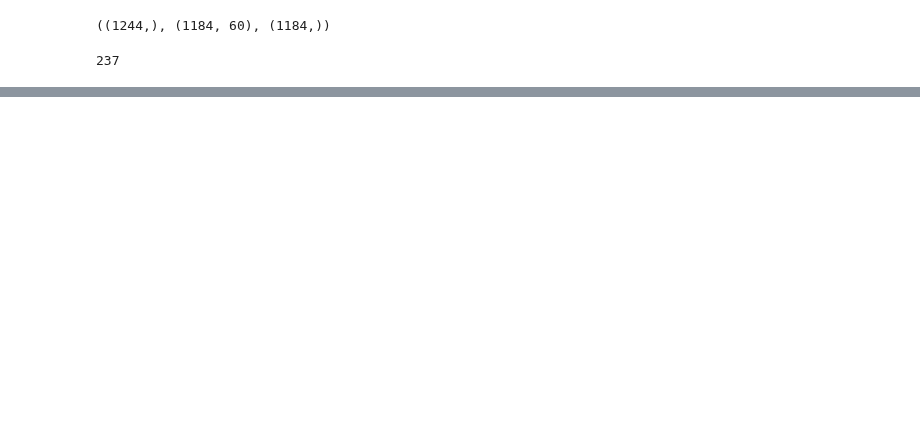
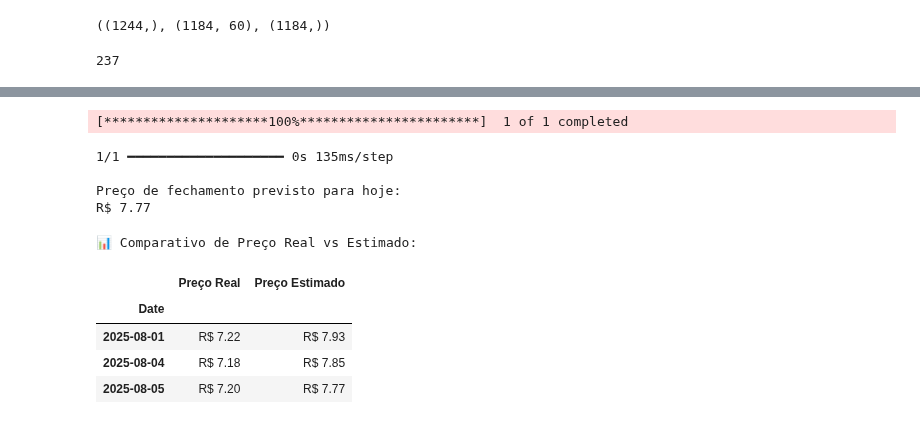
Before and after one commit to RamonCazotte/TCC, a Jupyter notebook: tcc_lstm.ipynb, the cells around one changed output, grey strips where cells are left out. Saved outputs shown, nothing was run; the diff lists cells and outputs as text; code cells hidden in the pictures; blank space fills up the shorter version.

Commit message:
Adição de tabela com dias passados

```diff
--- a/tcc_lstm.ipynb
+++ b/tcc_lstm.ipynb
@@ -354,0 +314,76 @@ Cannot take the length of shape with unknown rank.
+# %%
+# Define o intervalo de datas com base no horário atual
+hoje = datetime.now()
+
+if hoje.hour > 18:
+    data_final = hoje
+    texto_previsao = "\nPreço de fechamento previsto para amanhã:"
+else:
+    data_final = hoje - timedelta(days=1)
+    texto_previsao = "\nPreço de fechamento previsto para hoje:"
+
+data_inicial = hoje - timedelta(days=252)
+
+# Baixa as cotações da ação no intervalo
+cotacoes = yf.download(acao, start=data_inicial, end=data_final)
+
+# Seleciona os últimos 60 dias de fechamento e normaliza
+ultimos_60_dias = cotacoes['Close'].iloc[-60:].values.reshape(-1, 1)
+ultimos_60_dias_df = pd.DataFrame(ultimos_60_dias, columns=scaler.feature_names_in_)
+ultimos_60_dias_scaled = scaler.transform(ultimos_60_dias_df)
+
+# Prepara os dados para o modelo
+X_input = np.array([ultimos_60_dias_scaled])
+X_input = X_input.reshape(X_input.shape[0], X_input.shape[1], 1)
+
+# Faz a previsão e reverte a escala
+predicted_price = model.predict(X_input)
+predicted_price = scaler.inverse_transform(predicted_price)
+
+# Mostra o resultado
+print(texto_previsao)
+print(f"R$ {predicted_price[0][0]:.2f}")
+# %% [output]
+[*********************100%***********************]  1 of 1 completed
+1/1 ━━━━━━━━━━━━━━━━━━━━ 0s 135ms/step
+
+Preço de fechamento previsto para hoje:
+R$ 7.77
+# %%
+import pandas as pd
+from datetime import timedelta
+
+# Define o número de dias para exibir
+dias_passados = 4
+dias_futuros = 1
+
+# Garante que o DataFrame de previsões está com o índice como datetime
+df_predictions.index = pd.to_datetime(df_predictions.index)
+
+# Define a data final (último dia disponível)
+data_final = df_predictions.index.max()
+
+# Define o intervalo de datas: do passado até o futuro
+data_inicial = data_final - timedelta(days=dias_passados)
+data_futura = data_final + timedelta(days=dias_futuros)
+
+# Filtra o DataFrame para o intervalo desejado e apenas as colunas 'Real' e 'Previsão'
+df_resultado = df_predictions.loc[data_inicial:data_futura, ['Real', 'Previsão']].copy()
+
+# Formata os valores para 2 casas decimais
+df_resultado['Real'] = df_resultado['Real'].map(lambda x: f"R$ {x:.2f}")
+df_resultado['Previsão'] = df_resultado['Previsão'].map(lambda x: f"R$ {x:.2f}")
+
+# Renomeia as colunas
+df_resultado.columns = ['Preço Real', 'Preço Estimado']
+
+# Exibe o resultado
+print("📊 Comparativo de Preço Real vs Estimado:\n")
+display(df_resultado)
+# %% [output]
+📊 Comparativo de Preço Real vs Estimado:
+|  | Preço Real | Preço Estimado |
+| Date |  |  |
+| 2025-08-01 | R$ 7.22 | R$ 7.93 |
+| 2025-08-04 | R$ 7.18 | R$ 7.85 |
+| 2025-08-05 | R$ 7.20 | R$ 7.77 |
```
Also changed, not shown: parts of 12 cells of this notebook.
